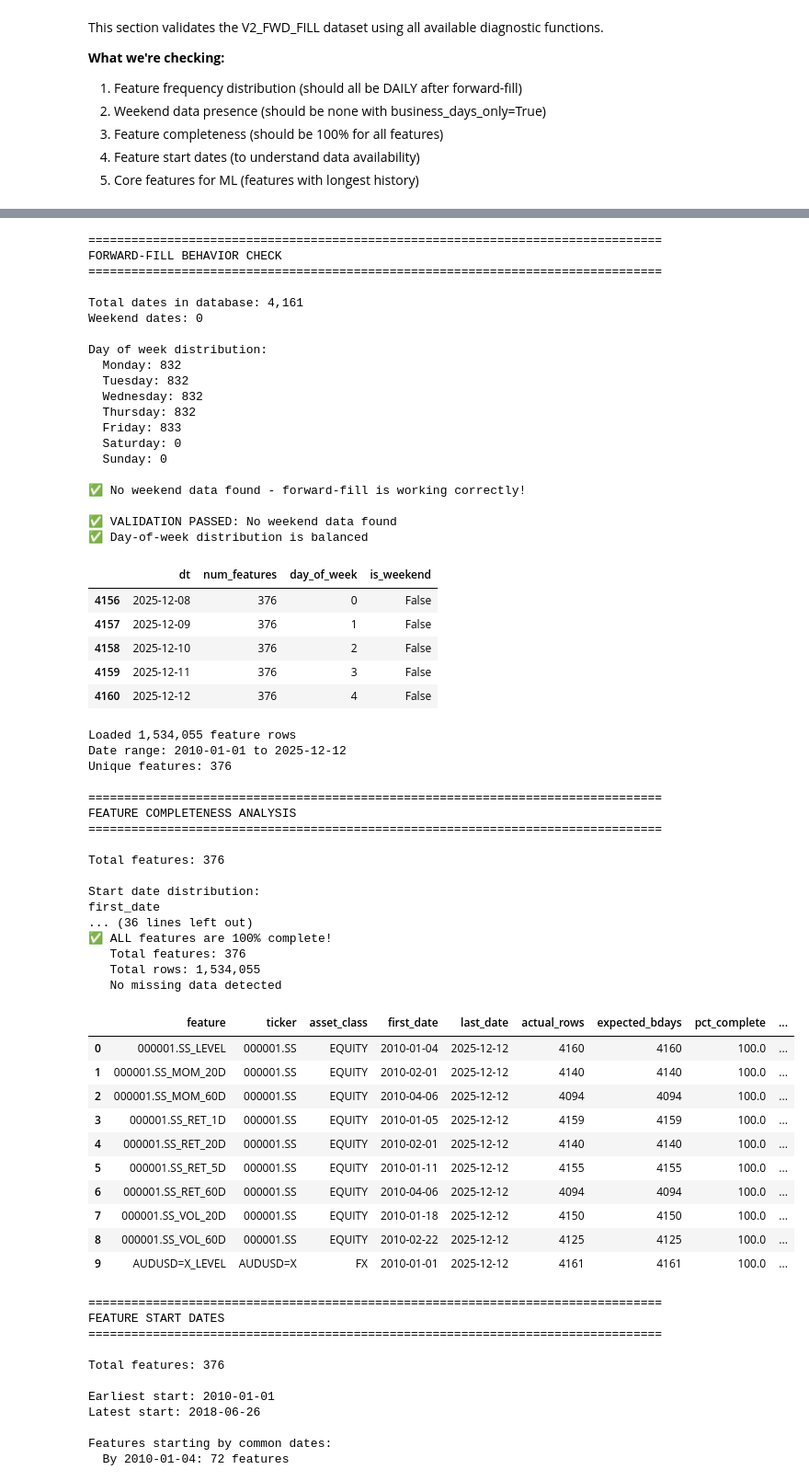
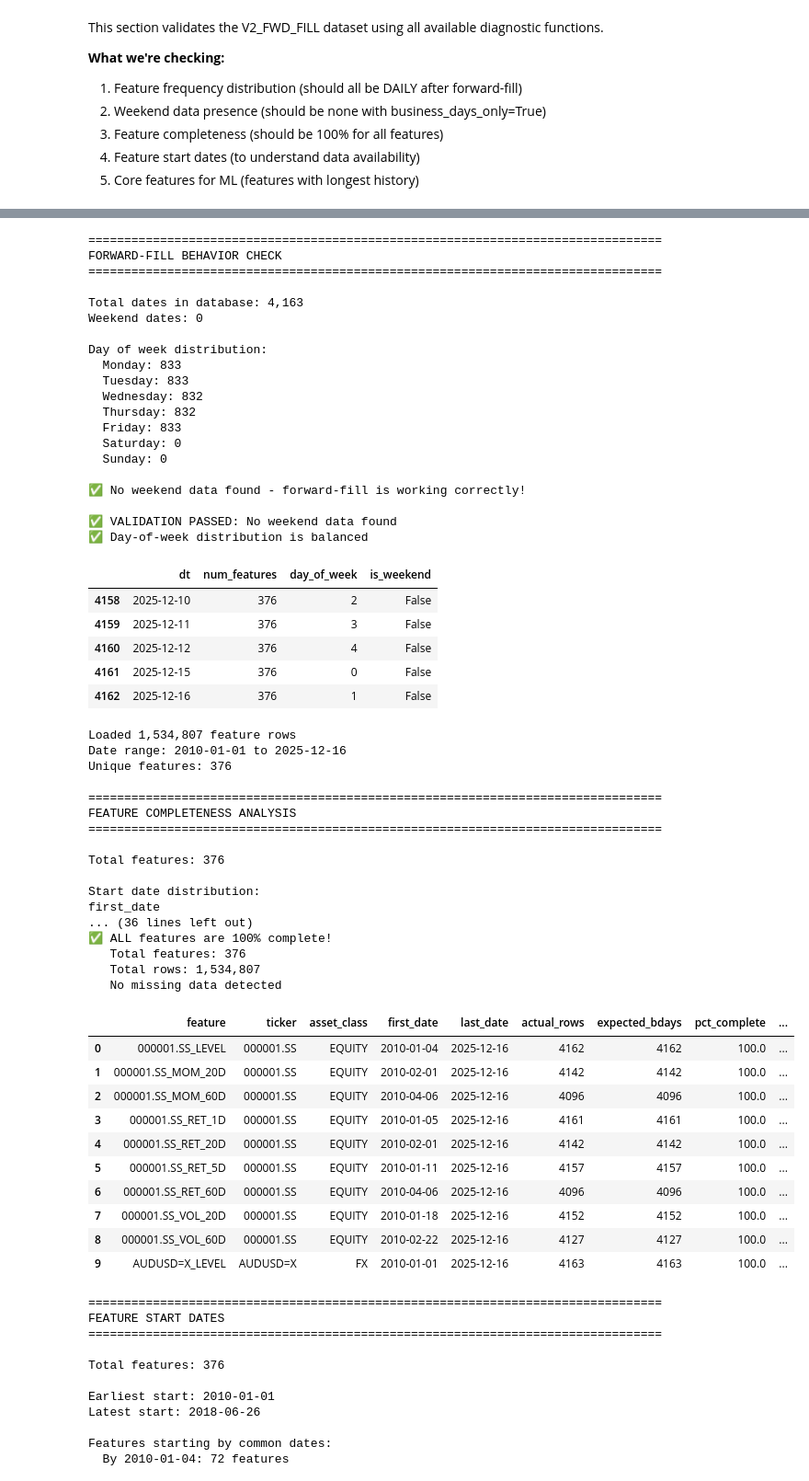
Before and after one commit to amitchell-thomson/macro-regime-engine, a Jupyter notebook: src/features/feature_engineering.ipynb, the cells around one changed output, grey strips where cells are left out. Shown at 92% size. Drawn from its saved outputs; the diff is of its cells as text; code cells hidden in the pictures.

```diff
--- a/src/features/feature_engineering.ipynb
+++ b/src/features/feature_engineering.ipynb
@@ -325,7 +325,7 @@ Name: obs_per_year, dtype: float64
 # 2. Weekend/Holiday Data Check
 # Should have NO weekend dates with business_days_only=True
 
-date_analysis = check_forward_fill_behavior(conn, version='V2_FWD_FILL')
+date_analysis = check_forward_fill_behavior(conn, version='V1_ML')
 
 # Validate results
 has_weekends = date_analysis['is_weekend'].sum() > 0
@@ -351,12 +351,12 @@ date_analysis.tail()
 FORWARD-FILL BEHAVIOR CHECK
 ================================================================================
 
-Total dates in database: 4,161
+Total dates in database: 4,163
 Weekend dates: 0
 
 Day of week distribution:
-  Monday: 832
-  Tuesday: 832
+  Monday: 833
+  Tuesday: 833
   Wednesday: 832
   Thursday: 832
   Friday: 833
@@ -368,16 +368,16 @@ Day of week distribution:
 ✅ VALIDATION PASSED: No weekend data found
 ✅ Day-of-week distribution is balanced
 |  | dt | num_features | day_of_week | is_weekend |
-| 4156 | 2025-12-08 | 376 | 0 | False |
-| 4157 | 2025-12-09 | 376 | 1 | False |
 | 4158 | 2025-12-10 | 376 | 2 | False |
 | 4159 | 2025-12-11 | 376 | 3 | False |
 | 4160 | 2025-12-12 | 376 | 4 | False |
+| 4161 | 2025-12-15 | 376 | 0 | False |
+| 4162 | 2025-12-16 | 376 | 1 | False |
 # %%
 # 3. Comprehensive Completeness Analysis
 # Should show 100% completeness for all features
 
-df_completeness = analyze_feature_completeness(conn, version='V2_FWD_FILL')
+df_completeness = analyze_feature_completeness(conn, version='V1_ML')
 
 # Validate results
 print("\n" + "="*80)
@@ -390,46 +390,46 @@ incomplete_count = (df_completeness['pct_complete'] < 100).sum()
 
 if all_complete:
     print("✅ ALL features are 100% complete!")
     print(f"   Total features: {len(df_completeness)}")
     print(f"   Total rows: {df_completeness['actual_rows'].sum():,}")
     print(f"   No missing data detected")
 else:
     print(f"⚠️  {incomplete_count} features are not complete")
     print(f"   Average completeness: {avg_complete:.1f}%")
     incomplete = df_completeness[df_completeness['pct_complete'] < 100]
     print(f"\n   Incomplete features:")
     print(incomplete[['feature', 'pct_complete', 'missing_days']].head(10)) #type: ignore
 
 df_completeness.head(10)
 # %% [output]
-Loaded 1,534,055 feature rows
-Date range: 2010-01-01 to 2025-12-12
+Loaded 1,534,807 feature rows
+Date range: 2010-01-01 to 2025-12-16
 Unique features: 376
 
 ================================================================================
 FEATURE COMPLETENESS ANALYSIS
 ================================================================================
 
 Total features: 376
 
 Start date distribution:
 first_date
 ... (36 lines left out)
 ✅ ALL features are 100% complete!
    Total features: 376
-   Total rows: 1,534,055
+   Total rows: 1,534,807
    No missing data detected
 |  | feature | ticker | asset_class | first_date | last_date | actual_rows | expected_bdays | pct_complete | ... |
-| 0 | 000001.SS_LEVEL | 000001.SS | EQUITY | 2010-01-04 | 2025-12-12 | 4160 | 4160 | 100.0 | ... |
-| 1 | 000001.SS_MOM_20D | 000001.SS | EQUITY | 2010-02-01 | 2025-12-12 | 4140 | 4140 | 100.0 | ... |
-| 2 | 000001.SS_MOM_60D | 000001.SS | EQUITY | 2010-04-06 | 2025-12-12 | 4094 | 4094 | 100.0 | ... |
-| 3 | 000001.SS_RET_1D | 000001.SS | EQUITY | 2010-01-05 | 2025-12-12 | 4159 | 4159 | 100.0 | ... |
-| 4 | 000001.SS_RET_20D | 000001.SS | EQUITY | 2010-02-01 | 2025-12-12 | 4140 | 4140 | 100.0 | ... |
-| 5 | 000001.SS_RET_5D | 000001.SS | EQUITY | 2010-01-11 | 2025-12-12 | 4155 | 4155 | 100.0 | ... |
-| 6 | 000001.SS_RET_60D | 000001.SS | EQUITY | 2010-04-06 | 2025-12-12 | 4094 | 4094 | 100.0 | ... |
-| 7 | 000001.SS_VOL_20D | 000001.SS | EQUITY | 2010-01-18 | 2025-12-12 | 4150 | 4150 | 100.0 | ... |
-| 8 | 000001.SS_VOL_60D | 000001.SS | EQUITY | 2010-02-22 | 2025-12-12 | 4125 | 4125 | 100.0 | ... |
-| 9 | AUDUSD=X_LEVEL | AUDUSD=X | FX | 2010-01-01 | 2025-12-12 | 4161 | 4161 | 100.0 | ... |
+| 0 | 000001.SS_LEVEL | 000001.SS | EQUITY | 2010-01-04 | 2025-12-16 | 4162 | 4162 | 100.0 | ... |
+| 1 | 000001.SS_MOM_20D | 000001.SS | EQUITY | 2010-02-01 | 2025-12-16 | 4142 | 4142 | 100.0 | ... |
+| 2 | 000001.SS_MOM_60D | 000001.SS | EQUITY | 2010-04-06 | 2025-12-16 | 4096 | 4096 | 100.0 | ... |
+| 3 | 000001.SS_RET_1D | 000001.SS | EQUITY | 2010-01-05 | 2025-12-16 | 4161 | 4161 | 100.0 | ... |
+| 4 | 000001.SS_RET_20D | 000001.SS | EQUITY | 2010-02-01 | 2025-12-16 | 4142 | 4142 | 100.0 | ... |
+| 5 | 000001.SS_RET_5D | 000001.SS | EQUITY | 2010-01-11 | 2025-12-16 | 4157 | 4157 | 100.0 | ... |
+| 6 | 000001.SS_RET_60D | 000001.SS | EQUITY | 2010-04-06 | 2025-12-16 | 4096 | 4096 | 100.0 | ... |
+| 7 | 000001.SS_VOL_20D | 000001.SS | EQUITY | 2010-01-18 | 2025-12-16 | 4152 | 4152 | 100.0 | ... |
+| 8 | 000001.SS_VOL_60D | 000001.SS | EQUITY | 2010-02-22 | 2025-12-16 | 4127 | 4127 | 100.0 | ... |
+| 9 | AUDUSD=X_LEVEL | AUDUSD=X | FX | 2010-01-01 | 2025-12-16 | 4163 | 4163 | 100.0 | ... |
 # %%
 # 4. Feature Start Date Analysis
 # Understand when each feature becomes available
```
Also changed, not shown: parts of 13 cells of this notebook, 7 other files.
